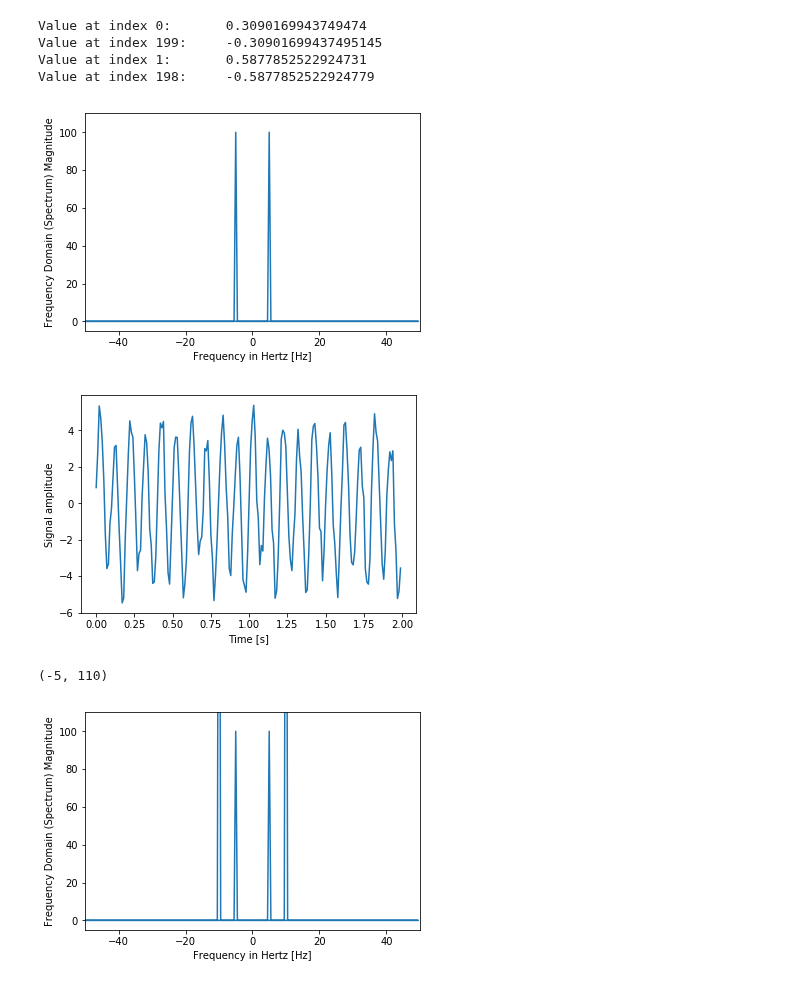
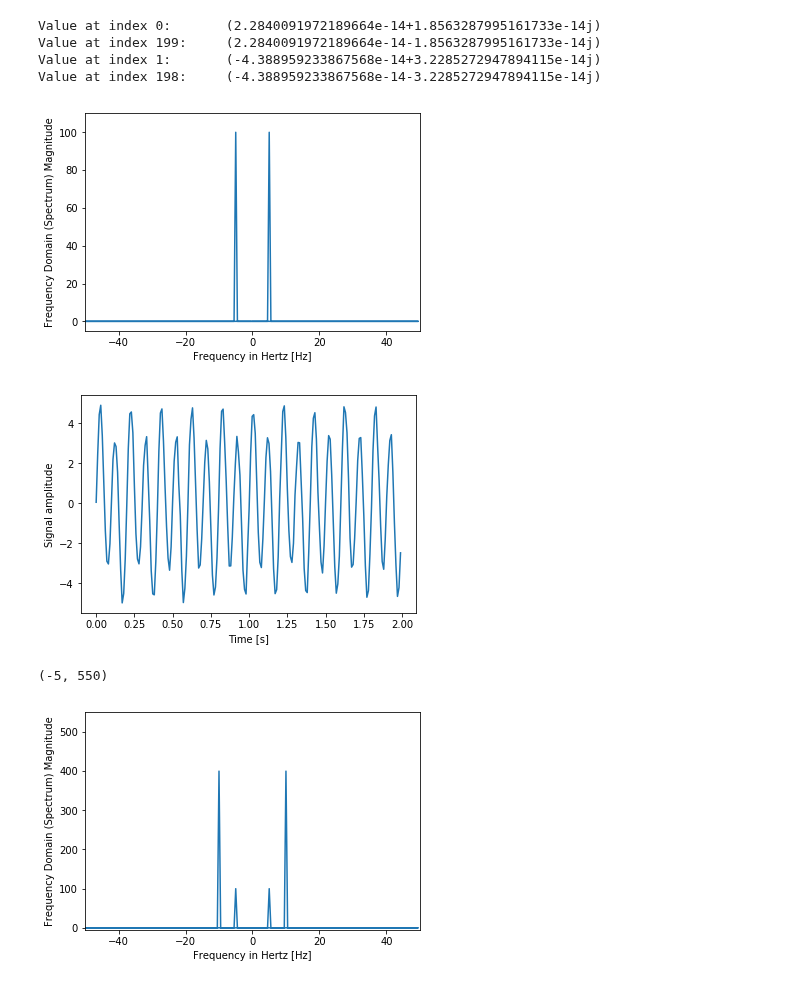
Before and after one commit to tavo-buk/icfis, a Jupyter notebook: 12-Analise de series temporais.ipynb, the cells around one changed output. Drawn from its saved outputs; the diff is of its cells as text; code cells hidden in the pictures.

```diff
--- a/12-Analise de series temporais.ipynb
+++ b/12-Analise de series temporais.ipynb
@@ -225,6 +229,8 @@ ax.set_ylabel('Signal amplitude');
 # %%
+# Utilizamos a biblioteca fftpack de scipy
 from scipy import fftpack
 
+# Transformada de fourier de x
 X = fftpack.fft(x)
 freqs = fftpack.fftfreq(len(x)) * f_s
 
@@ -236,42 +242,43 @@ ax.set_ylabel('Frequency Domain (Spectrum) Magnitude')
 ax.set_xlim(-f_s / 2, f_s / 2)
 ax.set_ylim(-5, 110)
 for i in range(2):
-    print("Value at index {}:\t{}".format(i, x[i + 1]), "\nValue at index {}:\t{}".format(x.size -1 - i, x[-1 - i]))
+    print("Value at index {}:\t{}".format(i, X[i + 1]), "\nValue at index {}:\t{}".format(X.size -1 - i, X[-1 - i]))
 # %% [output]
-Value at index 0:       0.3090169943749474
-Value at index 199:     -0.30901699437495145
-Value at index 1:       0.5877852522924731
-Value at index 198:     -0.5877852522924779
+Value at index 0:       (2.2840091972189664e-14+1.8563287995161733e-14j)
+Value at index 199:     (2.2840091972189664e-14-1.8563287995161733e-14j)
+Value at index 1:       (-4.388959233867568e-14+3.2285272947894115e-14j)
+Value at index 198:     (-4.388959233867568e-14-3.2285272947894115e-14j)
 [figure]
 # %%
 %matplotlib inline
-f1 = 10  # Frequency, in cycles per second, or Hertz
-f2 = 5
-f_s = 100  # Sampling rate, or number of measurements per second
+f1 = 10  # Frequencia 1
+f2 = 5   # Frequencia 2
+f_s = 100  # Numero de medidas por segundo
 
 t = np.linspace(0, 2, 2 * f_s, endpoint=False)
 x1 = 4.*np.sin(f1 * 2 * np.pi * t)
 x2 = np.sin(f2 * 2 * np.pi * t)
-noise = np.random.normal (0, 0.5, 2*f_s)
+noise = np.random.normal (0, 0.2, 2*f_s)
 
 fig, ax = plt.subplots()
-ax.plot(t,x1+x2+noise)
-#ax.plot(t,x2)
+x = x1+x2+noise
+ax.plot(t,x)
+#ax.plot(t,x1+x2)
 ax.set_xlabel('Time [s]')
 ax.set_ylabel('Signal amplitude');
 # %% [output]
-[figure, old version]
+[figure, new version]
 # %%
 X = fftpack.fft(x1+x2)
-freqs = fftpack.fftfreq(len(x1+x2)) * f_s
+freqs = fftpack.fftfreq(len(x)) * f_s
 
 fig, ax = plt.subplots()
 
 ax.plot(freqs, np.abs(X))
 ax.set_xlabel('Frequency in Hertz [Hz]')
 ax.set_ylabel('Frequency Domain (Spectrum) Magnitude')
 ax.set_xlim(-f_s / 2, f_s / 2)
-ax.set_ylim(-5, 110)
+ax.set_ylim(-5, 550)
 # %% [output]
-(-5, 110)
+(-5, 550)
-[figure, old version]
+[figure, new version]
```
Also changed, not shown: parts of 7 cells of this notebook, 2 other files.
